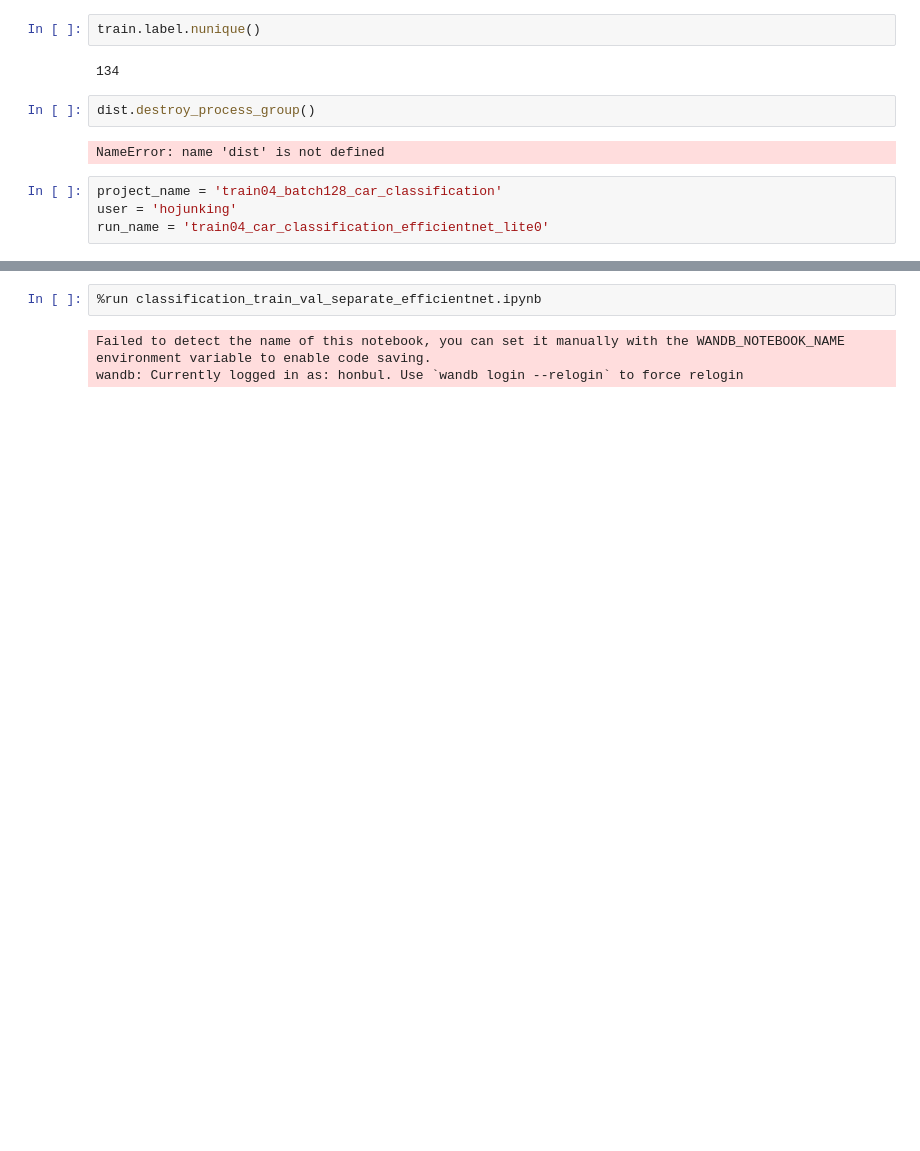
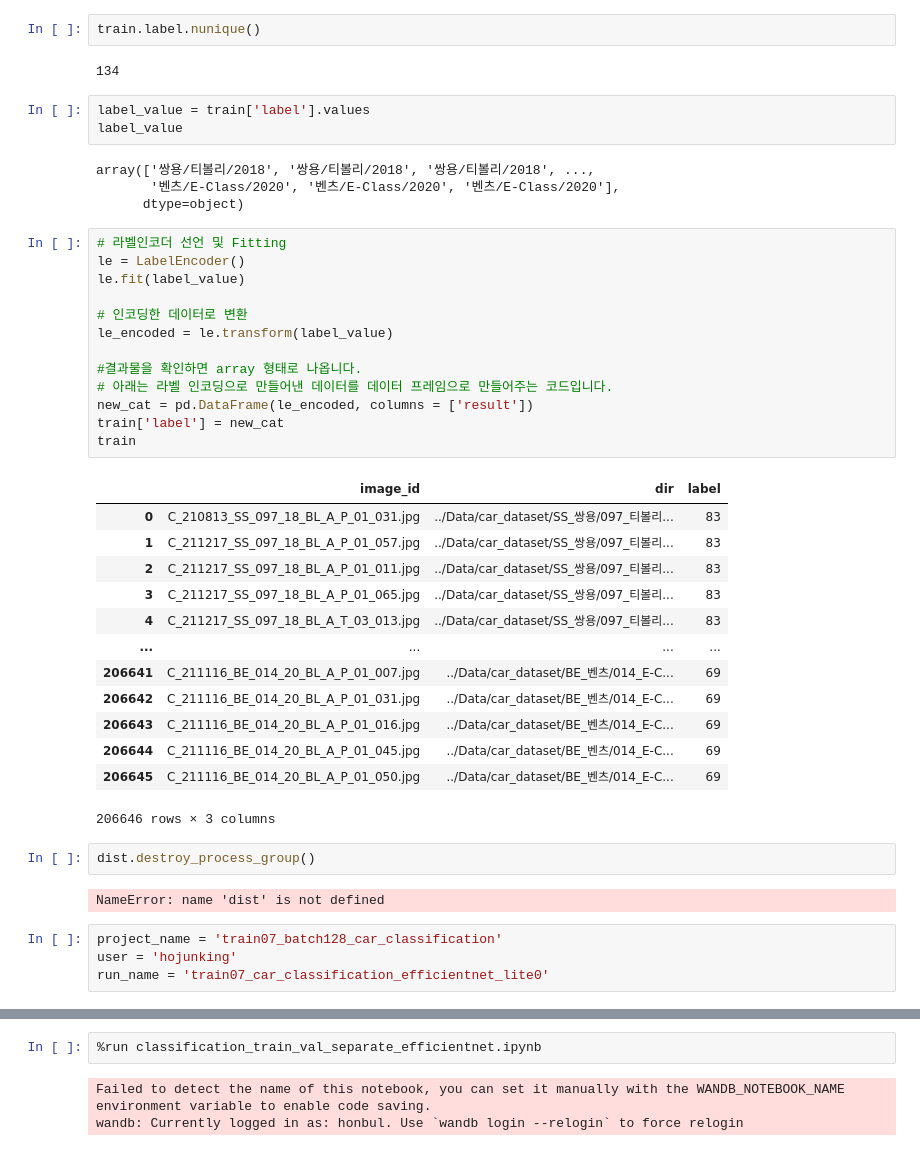
Before and after one commit to hojunking/efficientnet_pytorch, a Jupyter notebook: classification_train.ipynb, the cells around one changed output, grey strips where cells are left out. Cells and saved outputs as stored; diff of their text form; blank space fills up the shorter version.

```diff
--- a/classification_train.ipynb
+++ b/classification_train.ipynb
@@ -218,14 +211,48 @@ print(len(train.label))
 train.label.nunique()
 # %% [output]
 134
+# %%
+label_value = train['label'].values
+label_value
+# %% [output]
+array(['쌍용/티볼리/2018', '쌍용/티볼리/2018', '쌍용/티볼리/2018', ...,
+       '벤츠/E-Class/2020', '벤츠/E-Class/2020', '벤츠/E-Class/2020'],
+      dtype=object)
+# %%
+# 라벨인코더 선언 및 Fitting
+le = LabelEncoder()
+le.fit(label_value)
+
+# 인코딩한 데이터로 변환
+le_encoded = le.transform(label_value)
+
+#결과물을 확인하면 array 형태로 나옵니다.
+# 아래는 라벨 인코딩으로 만들어낸 데이터를 데이터 프레임으로 만들어주는 코드입니다.
+new_cat = pd.DataFrame(le_encoded, columns = ['result'])
+train['label'] = new_cat
+train
+# %% [output]
+|  | image_id | dir | label |
+| 0 | C_210813_SS_097_18_BL_A_P_01_031.jpg | ../Data/car_dataset/SS_쌍용/097_티볼리... | 83 |
+| 1 | C_211217_SS_097_18_BL_A_P_01_057.jpg | ../Data/car_dataset/SS_쌍용/097_티볼리... | 83 |
+| 2 | C_211217_SS_097_18_BL_A_P_01_011.jpg | ../Data/car_dataset/SS_쌍용/097_티볼리... | 83 |
+| 3 | C_211217_SS_097_18_BL_A_P_01_065.jpg | ../Data/car_dataset/SS_쌍용/097_티볼리... | 83 |
+| 4 | C_211217_SS_097_18_BL_A_T_03_013.jpg | ../Data/car_dataset/SS_쌍용/097_티볼리... | 83 |
+| ... | ... | ... | ... |
+| 206641 | C_211116_BE_014_20_BL_A_P_01_007.jpg | ../Data/car_dataset/BE_벤츠/014_E-C... | 69 |
+| 206642 | C_211116_BE_014_20_BL_A_P_01_031.jpg | ../Data/car_dataset/BE_벤츠/014_E-C... | 69 |
+| 206643 | C_211116_BE_014_20_BL_A_P_01_016.jpg | ../Data/car_dataset/BE_벤츠/014_E-C... | 69 |
+| 206644 | C_211116_BE_014_20_BL_A_P_01_045.jpg | ../Data/car_dataset/BE_벤츠/014_E-C... | 69 |
+| 206645 | C_211116_BE_014_20_BL_A_P_01_050.jpg | ../Data/car_dataset/BE_벤츠/014_E-C... | 69 |
+206646 rows × 3 columns
 # %%
 dist.destroy_process_group()
 # %% [output]
 NameError: name 'dist' is not defined
 # %%
-project_name = 'train04_batch128_car_classification'
+project_name = 'train07_batch128_car_classification'
 user = 'hojunking'
-run_name = 'train04_car_classification_efficientnet_lite0'
+run_name = 'train07_car_classification_efficientnet_lite0'
 # %%
 %run classification_train_efficientnet2.ipynb
 # %% [output]
```
Also changed, not shown: parts of 6 cells of this notebook, 1 other file.
